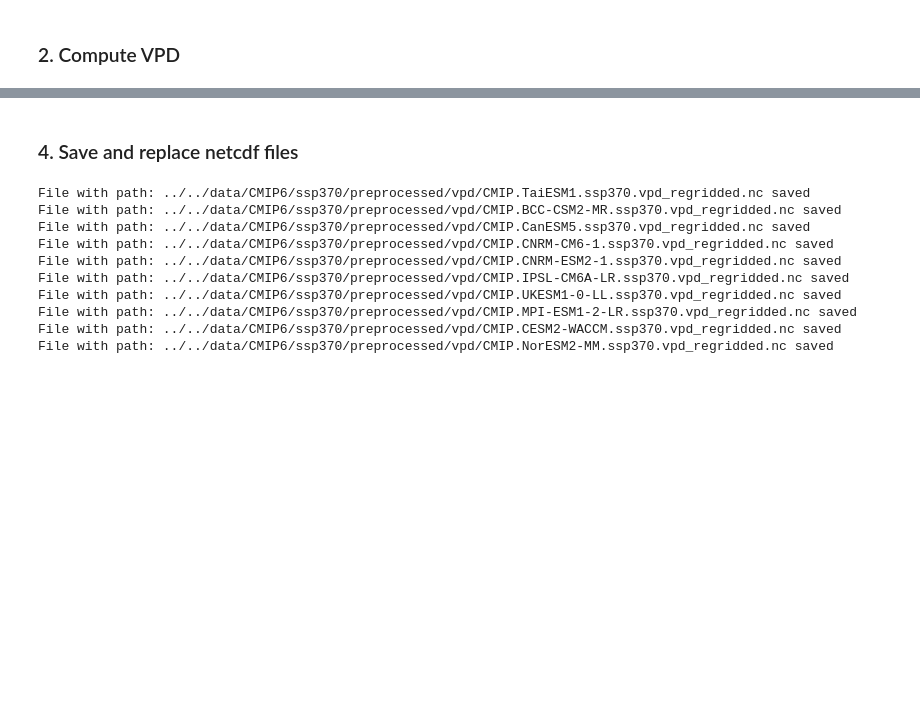
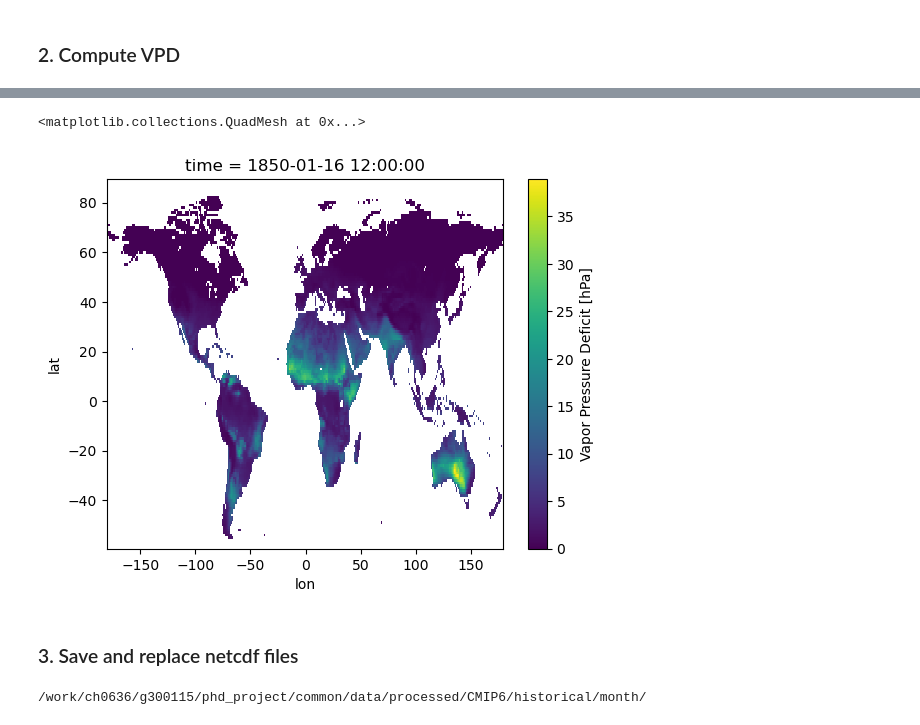
Before and after one commit to simonheselschwerdt/bgws_analysis, a Jupyter notebook: notebooks/preprocess/CMIP6_compute_vpd.ipynb, the cells around one changed output, grey strips where cells are left out. Drawn from its saved outputs; the diff is of its cells as text; code cells hidden in the pictures; blank space fills up the shorter version.

```diff
--- a/notebooks/preprocess/CMIP6_compute_vpd.ipynb
+++ b/notebooks/preprocess/CMIP6_compute_vpd.ipynb
@@ -144,17 +151,2 @@ Attributes: (12/54)
 # %% [markdown]
 ### 2. Compute VPD
-# %%
-for i, (name, ds) in enumerate(ds_dict.items()):
-    # compute VPD
-    vpd = ((1 - ds['huss']) / (0.622 + (0.378 * ds['huss']))) * ds['ps']
-    attrs = {
-    "description": "This dataset contains the Vapor Pressure Deficit (VPD) computed from specific humidity (huss) and surface air pressure (ps).",
-    "units": "Pa",
-    "long_name": "Vapor Pressure Deficit",
-    "calculation": "VPD was computed using the formula VPD = ((1 - huss) / (0.622 + (0.378 * huss))) * ps.",
-    "source": "Data sourced from the CMIP6 archive.",
-    "created_on": "2023-05-22",
-    "created_by": "Simon Heselschwerdt"
-    }
-    vpd.attrs = attrs
-    ds_dict[name]['vpd'] = vpd
@@ -166,4 +153,3 @@ ds_dict[list(ds_dict.keys())[0]]['huss'].isel(time=0).plot()
-# %%
-for name, ds in ds_dict.items():
-    ds = ds.drop(['huss','ps'])
-    ds_dict[name] = ds
+# %%
+ds_dict_vpd = {}
+ds_dict_vpd = compute_vpd(ds_dict[experiments[0]])
@@ -170,16 +170,7 @@ for name, ds in ds_dict.items():
+# %%
+ds_dict_vpd[models[12]]['vpd'].isel(time=0).plot()
+# %% [output]
+<matplotlib.collections.QuadMesh at 0x...>
+[figure, added]
 # %% [markdown]
-### 4. Save and replace netcdf files
+### 3. Save and replace netcdf files
-# %%
-# =========== Store file and remove any former one ==========
-nc_out = save_file(ds_dict, folder=folder)
-# %% [output]
-File with path: ../../data/CMIP6/ssp370/preprocessed/vpd/CMIP.TaiESM1.ssp370.vpd_regridded.nc saved
-File with path: ../../data/CMIP6/ssp370/preprocessed/vpd/CMIP.BCC-CSM2-MR.ssp370.vpd_regridded.nc saved
-File with path: ../../data/CMIP6/ssp370/preprocessed/vpd/CMIP.CanESM5.ssp370.vpd_regridded.nc saved
-File with path: ../../data/CMIP6/ssp370/preprocessed/vpd/CMIP.CNRM-CM6-1.ssp370.vpd_regridded.nc saved
-File with path: ../../data/CMIP6/ssp370/preprocessed/vpd/CMIP.CNRM-ESM2-1.ssp370.vpd_regridded.nc saved
-File with path: ../../data/CMIP6/ssp370/preprocessed/vpd/CMIP.IPSL-CM6A-LR.ssp370.vpd_regridded.nc saved
-File with path: ../../data/CMIP6/ssp370/preprocessed/vpd/CMIP.UKESM1-0-LL.ssp370.vpd_regridded.nc saved
-File with path: ../../data/CMIP6/ssp370/preprocessed/vpd/CMIP.MPI-ESM1-2-LR.ssp370.vpd_regridded.nc saved
-File with path: ../../data/CMIP6/ssp370/preprocessed/vpd/CMIP.CESM2-WACCM.ssp370.vpd_regridded.nc saved
-File with path: ../../data/CMIP6/ssp370/preprocessed/vpd/CMIP.NorESM2-MM.ssp370.vpd_regridded.nc saved
@@ -188,0 +177,8 @@ xr.open_dataset(nc_out)
+# %%
+# =========== Store file and remove any former one ==========
+# Base directory
+data_path = f'{data_state}/{data_product}/{experiments[0]}/{temp_res}/'
+file_path = os.path.join(BASE_DIR, data_path)
+print(file_path)
+# %% [output]
+/work/ch0636/g300115/phd_project/common/data/processed/CMIP6/historical/month/
```
Also changed, not shown: parts of 10 cells of this notebook, 8 other files.
